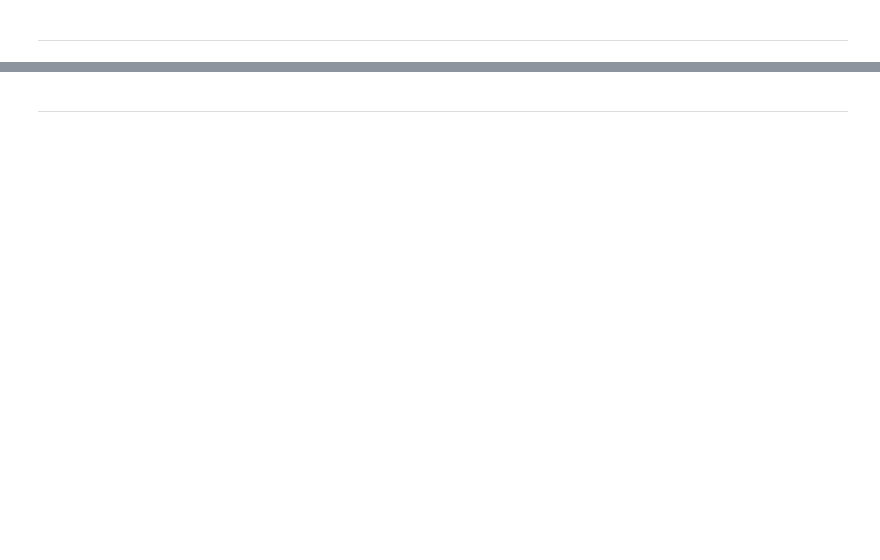
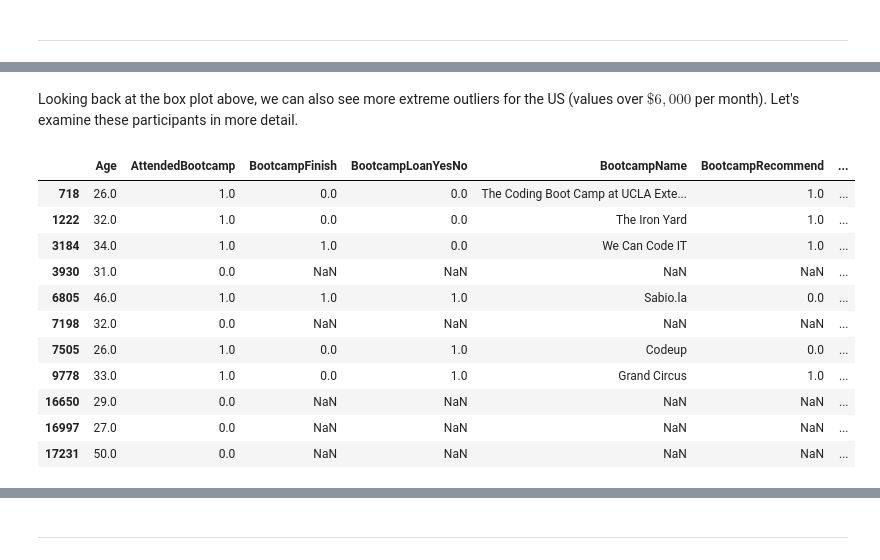
Before and after one commit to johannesgiorgis/dataquest, a Jupyter notebook: data_science_path/projects/project15_finding_the_best_markets_to_advertise_in/project15_finding_the_best_markets_to_advertise_in.ipynb, the cells around one changed output, grey strips where cells are left out. Saved outputs shown, nothing was run; the diff lists cells and outputs as text; code cells hidden in the pictures; blank space fills up the shorter version.

```diff
--- a/data_science_path/projects/project15_finding_the_best_markets_to_advertise_in/project15_finding_the_best_markets_to_advertise_in.ipynb
+++ b/data_science_path/projects/project15_finding_the_best_markets_to_advertise_in/project15_finding_the_best_markets_to_advertise_in.ipynb
@@ -243,0 +419,8 @@ One indicator of a good market is the number of potential customers — the more
+# %%
+# Inspect the extreme outliers for India
+india_outliers = only_4[
+    (only_4['CountryLive'] == 'India') &
+    (only_4['money_per_month'] >= 2500)
+]
+
+india_outliers
@@ -243,0 +442,23 @@ One indicator of a good market is the number of potential customers — the more
+# %% [markdown]
+Looking back at the box plot above, we can also see more extreme outliers for the US (values over $\$6,000$ per month). Let's examine these participants in more detail.
+# %%
+# Examine the extreme outliers for the US
+us_outliers = only_4[
+    (only_4['CountryLive'] == 'United States of America') &
+    (only_4['money_per_month'] >= 6000)
+]
+
+us_outliers
+# %% [output]
+|  | Age | AttendedBootcamp | BootcampFinish | BootcampLoanYesNo | BootcampName | BootcampRecommend | ... |
+| 718 | 26.0 | 1.0 | 0.0 | 0.0 | The Coding Boot Camp at UCLA Exte... | 1.0 | ... |
+| 1222 | 32.0 | 1.0 | 0.0 | 0.0 | The Iron Yard | 1.0 | ... |
+| 3184 | 34.0 | 1.0 | 1.0 | 0.0 | We Can Code IT | 1.0 | ... |
+| 3930 | 31.0 | 0.0 | NaN | NaN | NaN | NaN | ... |
+| 6805 | 46.0 | 1.0 | 1.0 | 1.0 | Sabio.la | 0.0 | ... |
+| 7198 | 32.0 | 0.0 | NaN | NaN | NaN | NaN | ... |
+| 7505 | 26.0 | 1.0 | 0.0 | 1.0 | Codeup | 0.0 | ... |
+| 9778 | 33.0 | 1.0 | 0.0 | 1.0 | Grand Circus | 1.0 | ... |
+| 16650 | 29.0 | 0.0 | NaN | NaN | NaN | NaN | ... |
+| 16997 | 27.0 | 0.0 | NaN | NaN | NaN | NaN | ... |
+| 17231 | 50.0 | 0.0 | NaN | NaN | NaN | NaN | ... |
```
Also changed, not shown: parts of 44 cells of this notebook.
